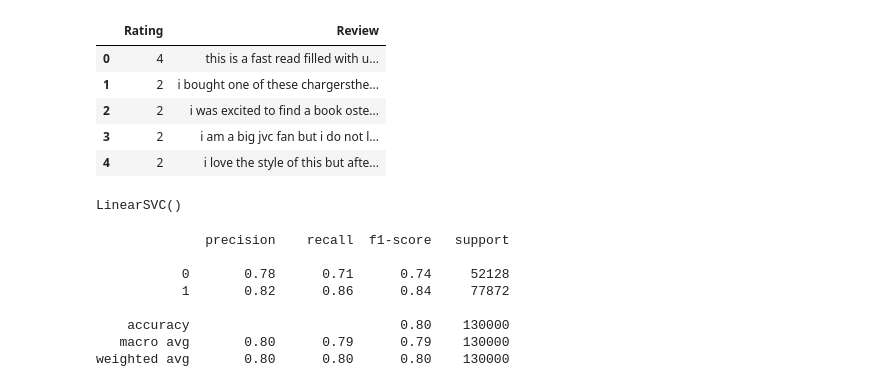
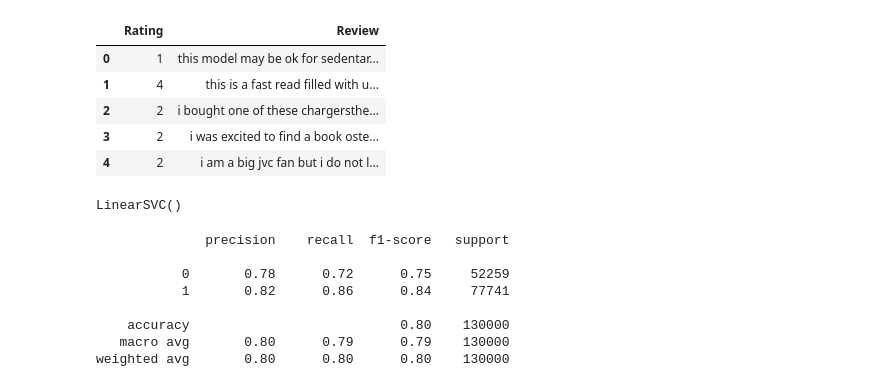
Before and after one commit to sachinmkotian/CloudxLabs_sachin_2024, a Jupyter notebook: Sachin_Assignment_sklearn.ipynb, the cells around one changed output. Cells and saved outputs as stored; diff of their text form; code cells hidden in the pictures.

```diff
--- a/Sachin_Assignment_sklearn.ipynb
+++ b/Sachin_Assignment_sklearn.ipynb
@@ -48,21 +53,22 @@ def get_clean(x):
   x = re.sub("(.)\\1{2,}","\\1",x)
   return x
 # %%
-df = pd.read_csv("/content/amazon_review_small.txt")
-#There are no column names for the data so add column names.
-df.columns = ['Rating', 'Summary','Review']
+
+df = pd.read_csv("/content/amazon_review_small.txt",names=["Rating", "Summary", "Review"])
+#Summary column is not required so drop it
 df= df.drop(columns=['Summary'])
 
 #Need to remove rows that don't have values
 df = df.dropna(subset=["Rating","Review"])
 
+#Run method for text preprocessing
 df['Review'] = df['Review'].apply(lambda x: get_clean(x))
 df.head()
 # %% [output]
 |  | Rating | Review |
-| 0 | 4 | this is a fast read filled with u... |
-| 1 | 2 | i bought one of these chargersthe... |
-| 2 | 2 | i was excited to find a book oste... |
-| 3 | 2 | i am a big jvc fan but i do not l... |
-| 4 | 2 | i love the style of this but afte... |
+| 0 | 1 | this model may be ok for sedentar... |
+| 1 | 4 | this is a fast read filled with u... |
+| 2 | 2 | i bought one of these chargersthe... |
+| 3 | 2 | i was excited to find a book oste... |
+| 4 | 2 | i am a big jvc fan but i do not l... |
 # %%
@@ -82,13 +93,14 @@ clf.fit(x_train,y_train)
 # %% [output]
 LinearSVC()
 # %%
+#Predict class labels for samples in x_test.
 y_pred= clf.predict(x_test)
 print(classification_report(y_test,y_pred))
 # %% [output]
               precision    recall  f1-score   support
 
-           0       0.78      0.71      0.74     52128
-           1       0.82      0.86      0.84     77872
+           0       0.78      0.72      0.75     52259
+           1       0.82      0.86      0.84     77741
 
     accuracy                           0.80    130000
    macro avg       0.80      0.79      0.79    130000
```
Also changed, not shown: parts of 5 cells of this notebook.
